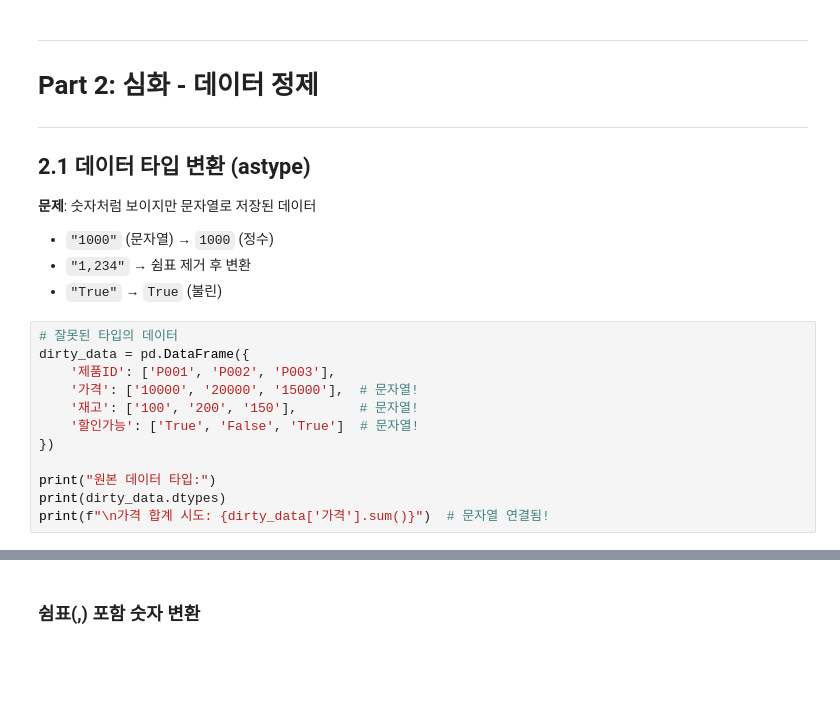
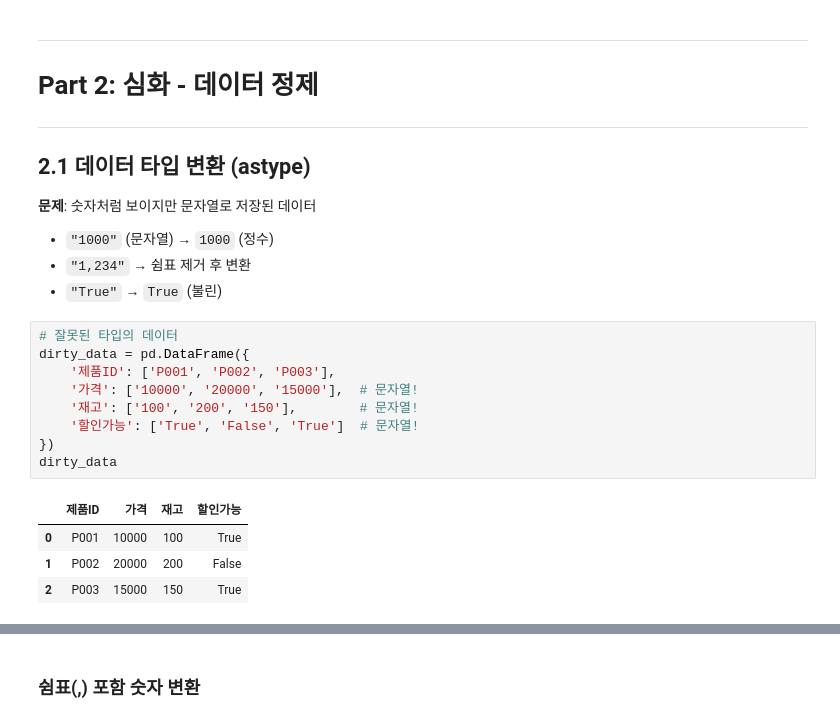
Before and after one commit to bookschooler/DS-newbie, a Jupyter notebook: week2/Day5_1_이상치_및_데이터_정제_Outliers_Cleaning.ipynb, the cells around one changed output, grey strips where cells are left out. Cells and saved outputs as stored; diff of their text form; blank space fills up the shorter version.

```diff
--- a/week2/Day5_1_이상치_및_데이터_정제_Outliers_Cleaning.ipynb
+++ b/week2/Day5_1_이상치_및_데이터_정제_Outliers_Cleaning.ipynb
@@ -238,12 +334,14 @@ fig.show()
 # %%
 # 잘못된 타입의 데이터
 dirty_data = pd.DataFrame({
     '제품ID': ['P001', 'P002', 'P003'],
     '가격': ['10000', '20000', '15000'],  # 문자열!
     '재고': ['100', '200', '150'],        # 문자열!
     '할인가능': ['True', 'False', 'True']  # 문자열!
 })
-
-print("원본 데이터 타입:")
-print(dirty_data.dtypes)
-print(f"\n가격 합계 시도: {dirty_data['가격'].sum()}")  # 문자열 연결됨!
+dirty_data
+# %% [output]
+|  | 제품ID | 가격 | 재고 | 할인가능 |
+| 0 | P001 | 10000 | 100 | True |
+| 1 | P002 | 20000 | 200 | False |
+| 2 | P003 | 15000 | 150 | True |
```
Also changed, not shown: parts of 30 cells of this notebook, 5 other files.
